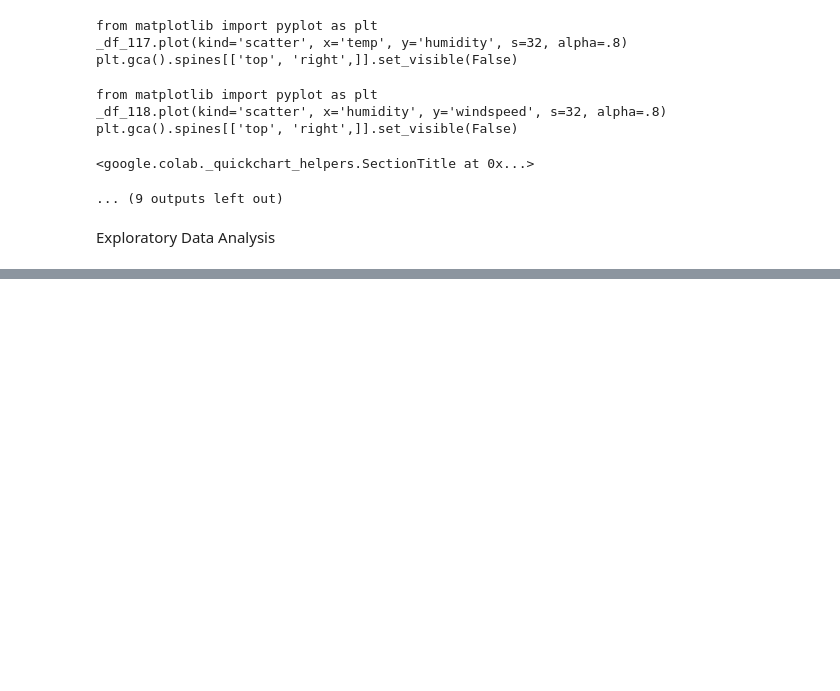
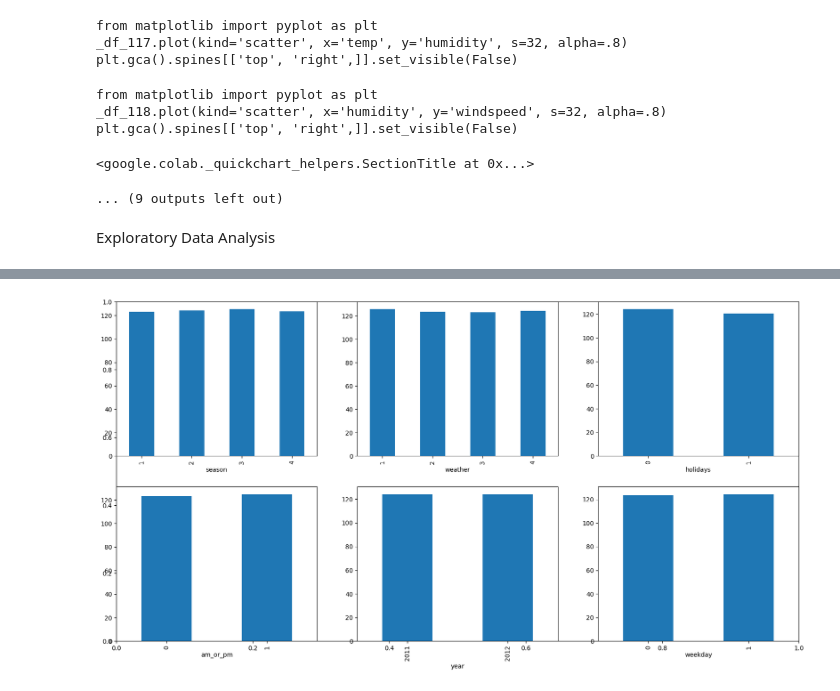
Before and after one commit to bchirabenyoussef-hash/Ola-Bike-Ride-Request-Demand-Forecast, a Jupyter notebook: ola_bike.ipynb, the cells around one changed output, grey strips where cells are left out. Saved outputs shown, nothing was run; the diff lists cells and outputs as text; code cells hidden in the pictures; blank space fills up the shorter version.

```diff
--- a/ola_bike.ipynb
+++ b/ola_bike.ipynb
@@ -363,0 +397,11 @@ Exploratory Data Analysis
+# %%
+features = ['season', 'weather', 'holidays',\
+            'am_or_pm', 'year', 'weekday']
+
+plt.subplots(figsize=(20, 10))
+for i, col in enumerate(features):
+    plt.subplot(2, 3, i + 1)
+    df.groupby(col).mean()['count'].plot.bar()
+plt.show()
+# %% [output]
+[figure, added]
```
Also changed, not shown: parts of 25 cells of this notebook.
